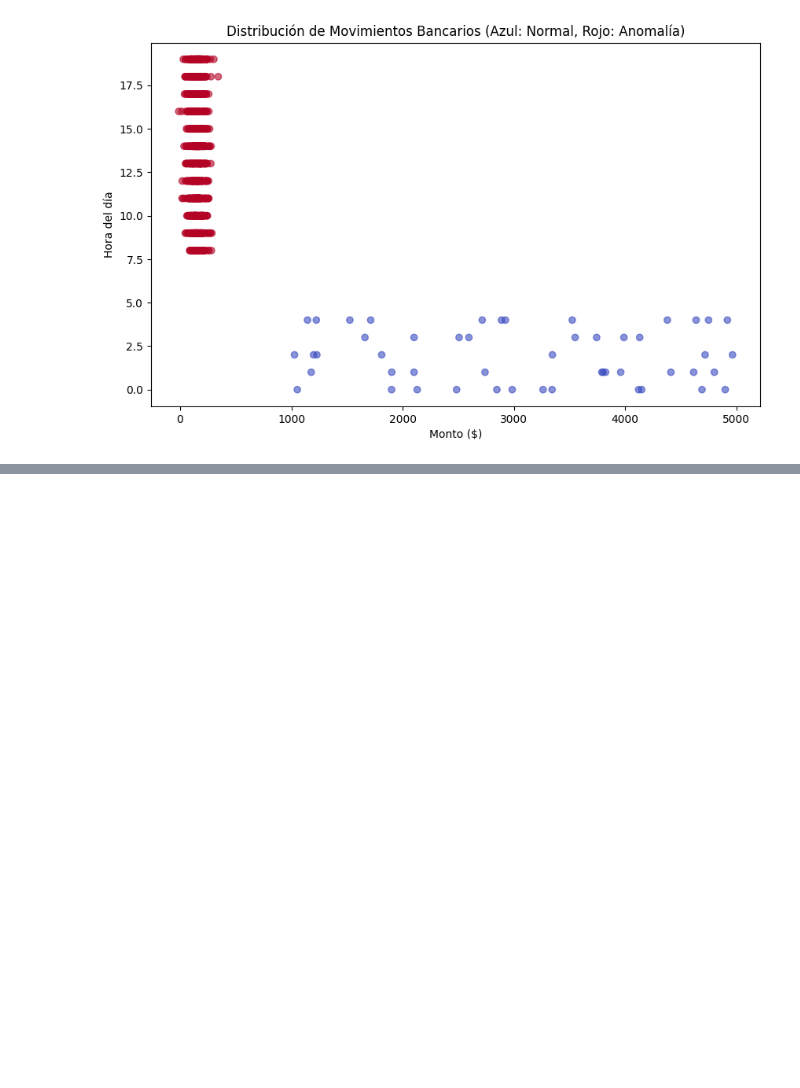
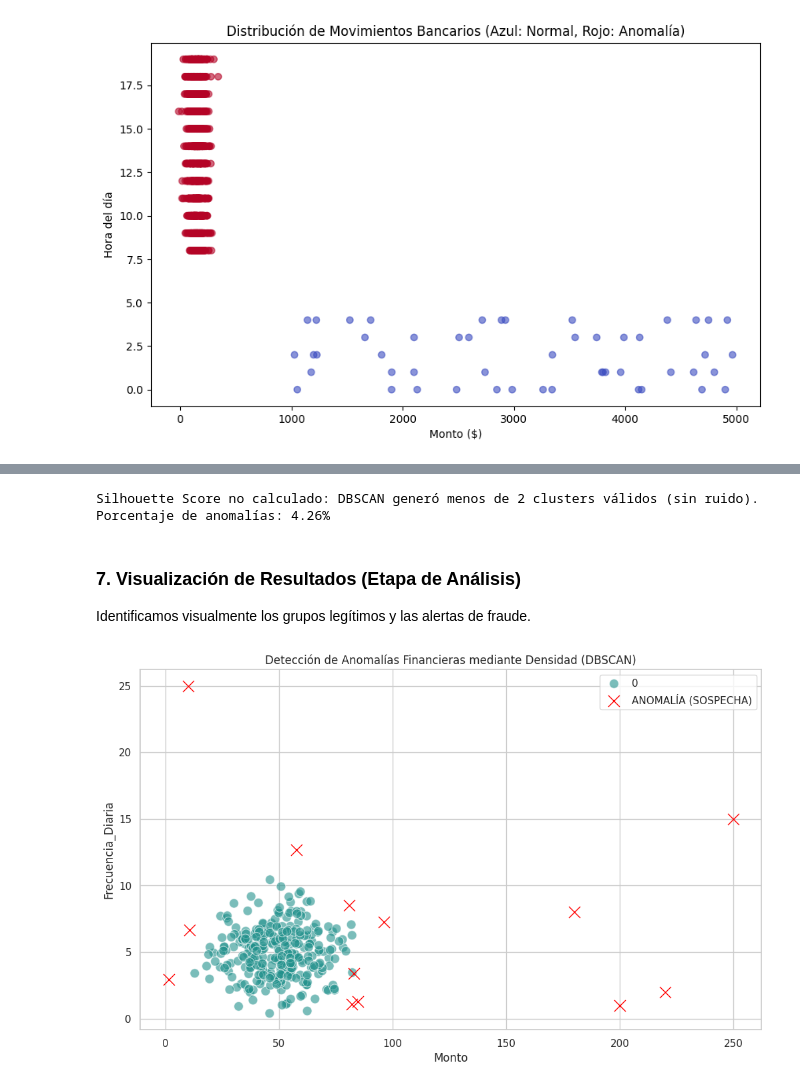
Before and after one commit to paranedagarcia/Cienciadedatos, a Jupyter notebook: 9.Casos/Deteccion de anomalias financieras.ipynb, the cells around one changed output, grey strips where cells are left out. Drawn from its saved outputs; the diff is of its cells as text; code cells hidden in the pictures; blank space fills up the shorter version.

```diff
--- a/9.Casos/Deteccion de anomalias financieras.ipynb
+++ b/9.Casos/Deteccion de anomalias financieras.ipynb
@@ -115,0 +228,36 @@ weighted avg       0.99      0.99      0.99       315
+# %%
+# Silhouette Score para los puntos que NO son ruido
+mask = clusters != -1
+labels_sin_ruido = clusters[mask]
+unique_labels = np.unique(labels_sin_ruido)
+
+if unique_labels.size >= 2 and labels_sin_ruido.shape[0] > unique_labels.size:
+    score = silhouette_score(X_scaled[mask], labels_sin_ruido)
+    print(f"Silhouette Score (Clusters Normales): {score:.3f}")
+else:
+    print("Silhouette Score no calculado: DBSCAN generó menos de 2 clusters válidos (sin ruido).")
+
+# Proporción de anomalías
+print(f"Porcentaje de anomalías: {(n_anomalias/len(df))*100:.2f}%")
+# %% [output]
+Silhouette Score no calculado: DBSCAN generó menos de 2 clusters válidos (sin ruido).
+Porcentaje de anomalías: 4.26%
+# %% [markdown]
+### 7. Visualización de Resultados (Etapa de Análisis)
+Identificamos visualmente los grupos legítimos y las alertas de fraude.
+# %%
+plt.figure(figsize=(12, 7))
+
+# Graficar puntos normales
+sns.scatterplot(data=df[df['Cluster'] != -1], x='Monto', y='Frecuencia_Diaria',
+                hue='Cluster', palette='viridis', s=100, alpha=0.6)
+
+# Resaltar anomalías en rojo
+sns.scatterplot(data=df[df['Cluster'] == -1], x='Monto', y='Frecuencia_Diaria',
+                color='red', marker='x', s=150, label='ANOMALÍA (SOSPECHA)')
+
+plt.title("Detección de Anomalías Financieras mediante Densidad (DBSCAN)")
+plt.legend()
+plt.show()
+# %% [output]
+[figure, added]
```
Also changed, not shown: parts of 11 cells of this notebook, 2 other files.
